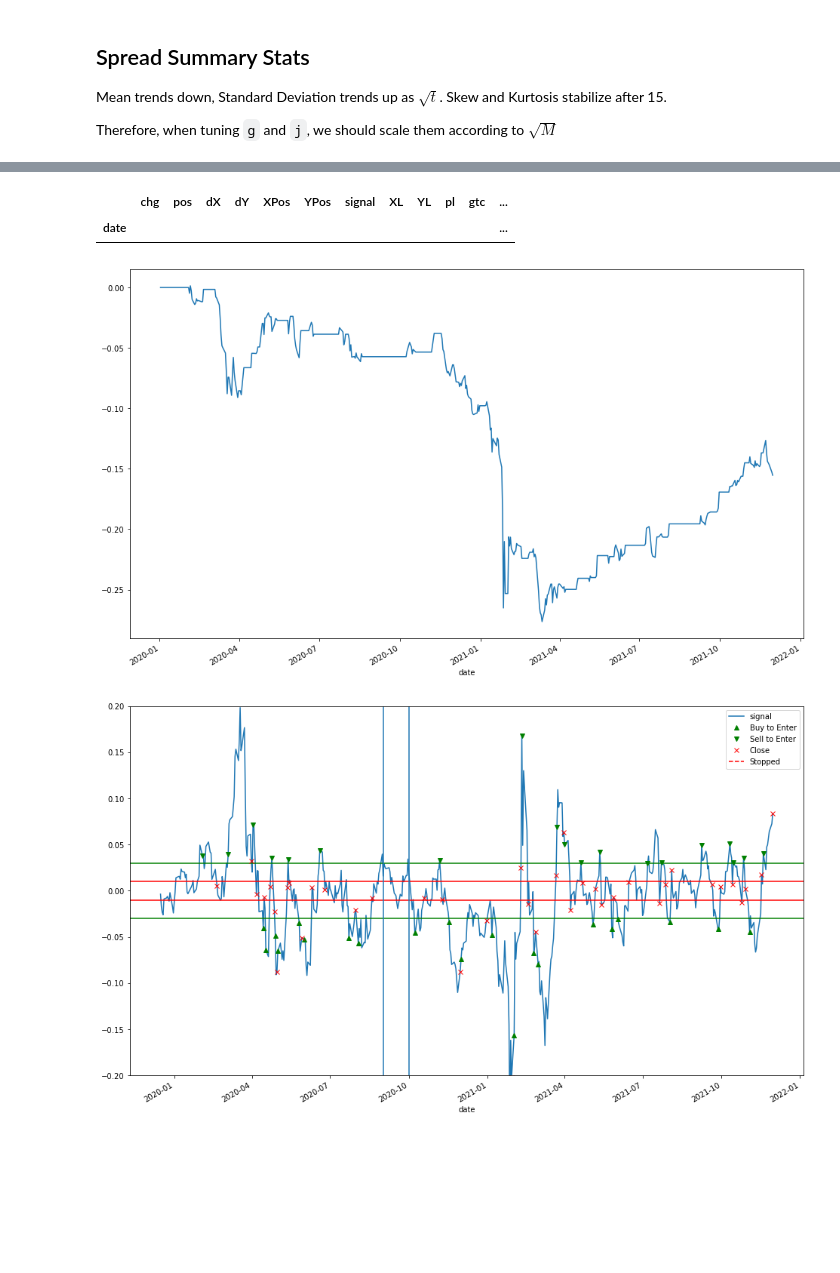
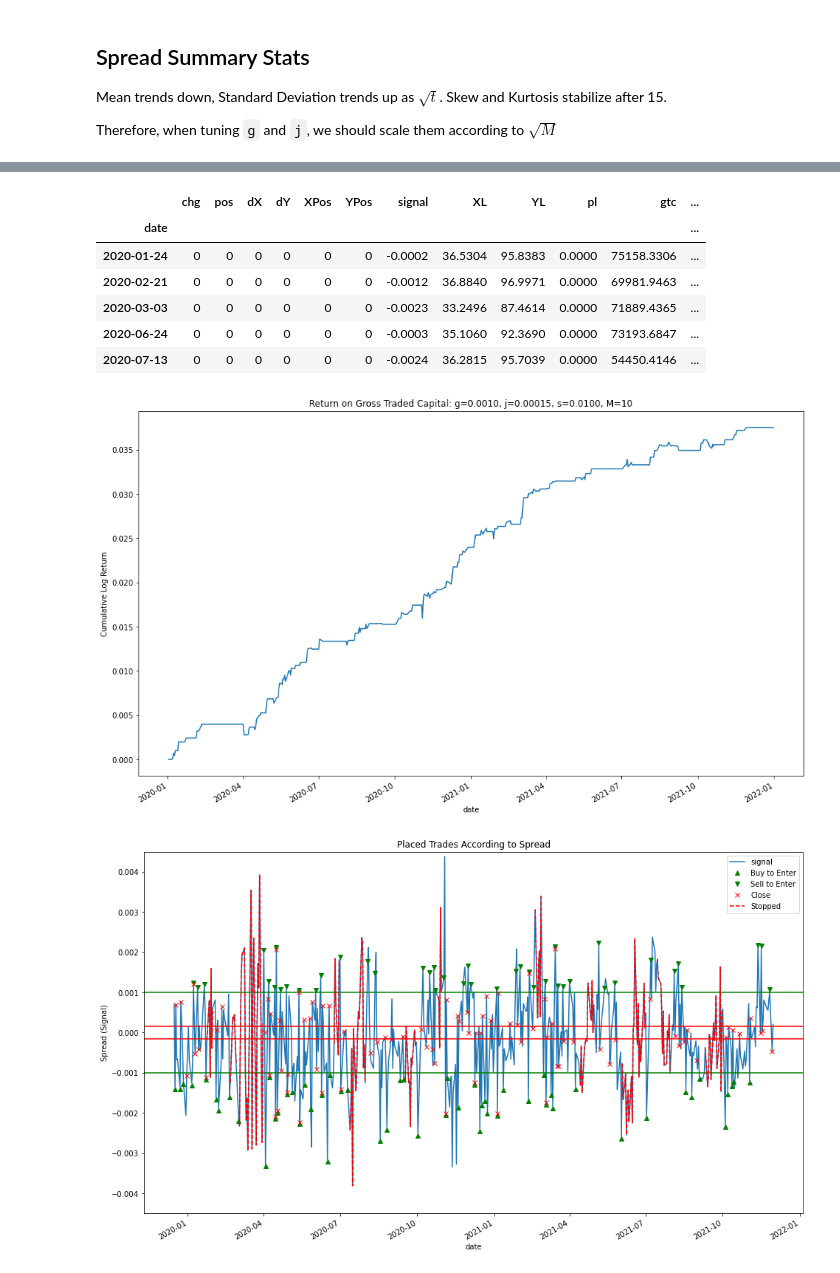
Before and after one commit to philipwlee/regquant, a Jupyter notebook: hw2_spread_sim/hw2_spread_sim_philip_lee_12129240.ipynb, the cells around one changed output, grey strips where cells are left out. Cells and saved outputs as stored; diff of their text form; code cells hidden in the pictures; blank space fills up the shorter version.

```diff
--- a/hw2_spread_sim/hw2_spread_sim_philip_lee_12129240.ipynb
+++ b/hw2_spread_sim/hw2_spread_sim_philip_lee_12129240.ipynb
@@ -29,7 +30,6 @@ END_DATE      = "2021-12-31"
 
 QUANDL_DB     = "QUOTEMEDIA/PRICES"
 QUANDL_ASSETS = ["FCOM", "VOX"]
-QUANDL_ASSETS = ["RTH", "XRT"]
 
 FF_TABLE      = "F-F_Research_Data_Factors_daily"
 FF_DB         = "famafrench"
@@ -70,11 +70,11 @@ q_adj_close = eod_raw[["date", "ticker", "adj_close"]].pivot(
     index="date", columns="ticker", values="adj_close")
 q_log_ret = np.log(q_adj_close / q_adj_close.shift(1))
 
-f_ret = ff_raw[0] / 100
+f_ret = np.log(ff_raw[0] / 100 + 1)
 f_ret.index.name = "date"
 f_level = np.exp(f_ret.cumsum())
 
-levels = q_adj_close.merge(f_level, on="date")
+levels = q_adj_close.merge(f_level, how="left", on="date")
 ret = q_log_ret.merge(f_ret, on="date")
 
 etfs_facts = pd.concat([levels, ret], axis=1, keys=["level", "ret"])
@@ -183,11 +189,13 @@ for M in range(1,31):
     strat_ = construct_spread(etfs_facts, QUANDL_ASSETS, M)
     sig = strat_["signal"]
 
-    stats = {"M": M, "strat": strat_, "mean": sig.mean(),
-             "std": sig.std(), "skew": sig.skew(), "kurt": sig.kurtosis()}
+    ann = 252/M
+    stats = {"M": M, "strat": strat_, "mean": sig.mean(), "std": sig.std(),
+             "amean": sig.mean()*ann, "astd": sig.std()*ann**0.5, "skew": sig.skew(),
+             "kurt": sig.kurtosis()}
     strat_stats.append(stats)
 
-    if not(M%5):
+    if not(M%5): # Plot every 5
         vis_hist(strat_["signal"], axs[plt_counter//3, plt_counter%3], stats)
         plt_counter += 1
 
@@ -200,7 +208,7 @@ plt.show()
 
 Decreasing Kurtosis (fatter tails), decreasing Mean. Increasing Standard Deviation.
 # %%
-cols = strat_stats.columns[1:]
+cols = strat_stats.columns[3:]
 fig, axs = plt.subplots(len(cols))
 
 for i, c in enumerate(cols):
@@ -425,45 +421,53 @@ strat.iloc[60:100][cols]
 # %%
-strat[strat["stopped"]][cols].head()
+stop_mask = (strat["stopped"]&(~strat["stopped"].shift(1, fill_value=False)))
+strat[stop_mask][cols].head()
 # %% [output]
 |  | chg | pos | dX | dY | XPos | YPos | signal | XL | YL | pl | gtc | ... |
 | date |  |  |  |  |  |  |  |  |  |  |  | ... |
+| 2020-01-24 | 0 | 0 | 0 | 0 | 0 | 0 | -0.0002 | 36.5304 | 95.8383 | 0.0000 | 75158.3306 | ... |
+| 2020-02-21 | 0 | 0 | 0 | 0 | 0 | 0 | -0.0012 | 36.8840 | 96.9971 | 0.0000 | 69981.9463 | ... |
+| 2020-03-03 | 0 | 0 | 0 | 0 | 0 | 0 | -0.0023 | 33.2496 | 87.4614 | 0.0000 | 71889.4365 | ... |
+| 2020-06-24 | 0 | 0 | 0 | 0 | 0 | 0 | -0.0003 | 35.1060 | 92.3690 | 0.0000 | 73193.6847 | ... |
+| 2020-07-13 | 0 | 0 | 0 | 0 | 0 | 0 | -0.0024 | 36.2815 | 95.7039 | 0.0000 | 54450.4146 | ... |
 # %%
 strat["2020":]["ret"].cumsum().plot()
+plt.title(f"Return on Gross Traded Capital: g={g:.4f}, j={j:.5f}, s={s:.4f}, M={M}")
+plt.ylabel("Cumulative Log Return")
 plt.show()
 # %% [output]
-[figure, old version]
+[figure, new version]
 # %%
-def visualize_strat(strat, g, j, ep=0.00005, yl=0.2):
+def visualize_strat(strat, g, j, ep=0.00005, yl=0.0045):
     fig, ax = plt.subplots()
     ax.set_ylim([-yl,yl])
 
     strat["signal"].plot(ax=ax)
     ax.axhline(g, c="g"); ax.axhline(-g, c="g")
     ax.axhline(j, c="r"); ax.axhline(-j, c="r")
 
     buy_to_enter = (strat["chg"]==1) & (strat["pos"].shift(1)==0)
     sell_to_enter = (strat["chg"]==-1) & (strat["pos"].shift(1)==0)
     buy_to_close = (strat["chg"]==1) & (strat["pos"].shift(1)!=0)
     sell_to_close = (strat["chg"]==-1) & (strat["pos"].shift(1)!=0)
     reverse_up = strat["chg"]==2
     reverse_down = strat["chg"]==-2
 
     ax.plot(strat.loc[buy_to_enter,"signal"]-ep, marker='^', ls='', color='g', label="Buy to Enter")
     ax.plot(strat.loc[buy_to_close,"signal"], marker='x', ls='', color='r')
     ax.plot(strat.loc[sell_to_enter,"signal"]+ep, marker='v', ls='', color='g', label="Sell to Enter")
     ax.plot(strat.loc[sell_to_close,"signal"], marker='x', ls='', color='r', label="Close")
     ax.plot(strat.loc[reverse_up,"signal"]-ep, marker='^', ls='', color='g')
     ax.plot(strat.loc[reverse_down,"signal"]+ep, marker='v', ls='', color='g')
     ax.plot(strat.loc[reverse_up,"signal"], marker='x', ls='', color='r')
     ax.plot(strat.loc[reverse_down,"signal"], marker='x', ls='', color='r')
     stopped = strat[["stopped", "signal"]].copy(deep=True)
     stopped[~stopped["stopped"]] = np.nan
     ax.plot(stopped["signal"], ls='--', color='r', label="Stopped")
-    ax.axvline(strat.index[strat.index=="2020-09-01"])
-    ax.axvline(strat.index[strat.index=="2020-10-01"])
+    plt.title("Placed Trades According to Spread")
+    plt.ylabel("Spread (Signal)")
     plt.legend()
     plt.show()
 
 visualize_strat(strat, g, j)
 # %% [output]
-[figure, old version]
+[figure, new version]
```
Also changed, not shown: parts of 29 cells of this notebook.
